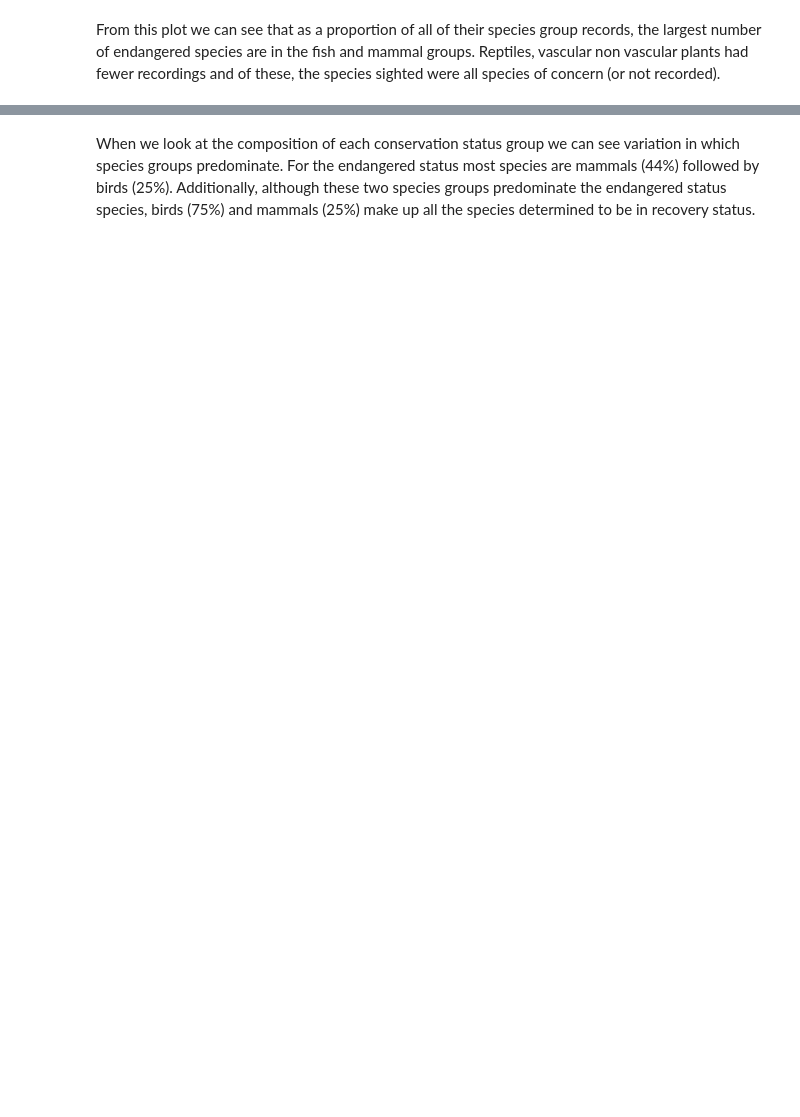
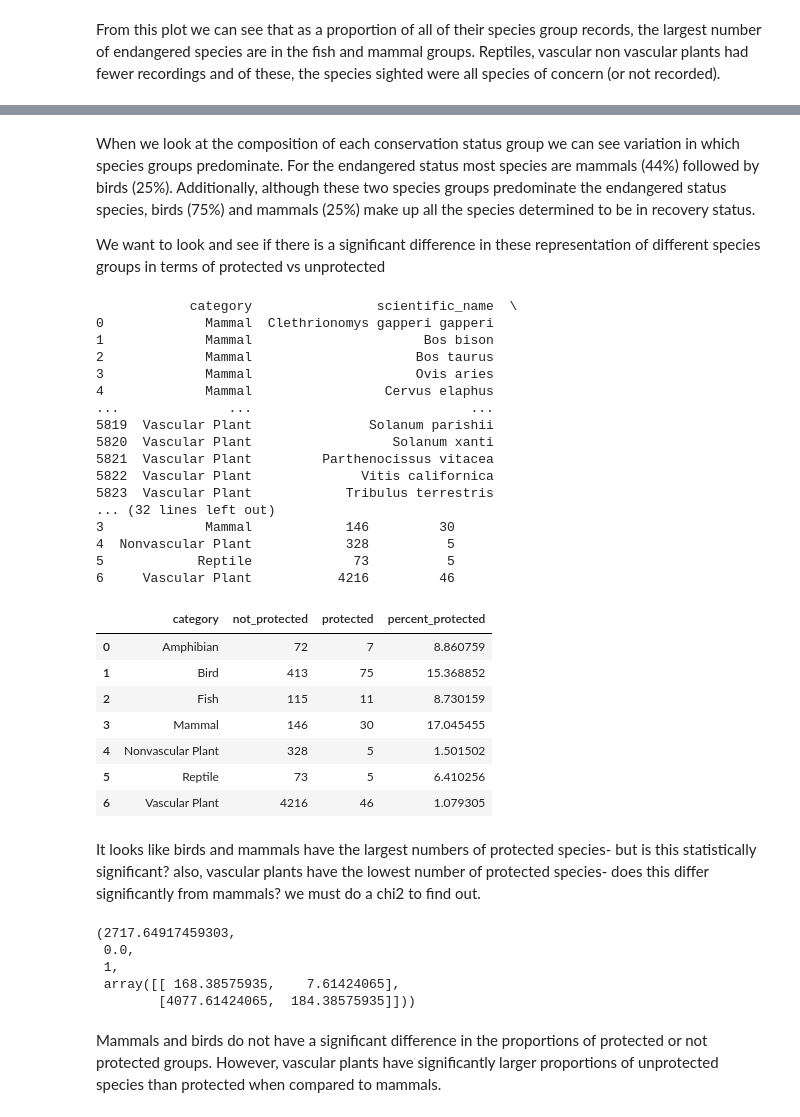
Before and after one commit to ctaylo-16/codecademy_data_science, a Jupyter notebook: biodiversity.ipynb, the cells around one changed output, grey strips where cells are left out. Cells and saved outputs as stored; diff of their text form; code cells hidden in the pictures; blank space fills up the shorter version.

```diff
--- a/biodiversity.ipynb
+++ b/biodiversity.ipynb
@@ -4,10 +4,11 @@ import numpy as np
 from matplotlib import pyplot as plt
 from scipy.stats import pearsonr
 import seaborn as sns
+from scipy.stats import chi2_contingency
 
 obs = pd.read_csv('observations.csv')
 species =pd.read_csv('species_info.csv')
-
+species2=species
 print(obs.head())
 print(species.head())
 # %% [output]
@@ -99,5 +194,74 @@ plt.legend(['Endangered','In Recovery','No Intervention','Species of Concern','T
 # %% [markdown]
 When we look at the composition of each conservation status group we can see variation in which species groups predominate. For the endangered status most species are mammals (44%) followed by birds (25%). Additionally, although these two species groups predominate the endangered status species, birds (75%) and mammals (25%) make up all the species determined to be in recovery status.
+
+We want to look and see if there is a significant difference in these representation of different species groups in terms of protected vs unprotected
+# %%
+#class as protected or not by everything that doesnt = no intervention is classed as protected
+species2['is_protected'] = species2.conservation_status != 'No Intervention'
+print(species2)
+category_counts = species2.groupby(['category', 'is_protected'])\
+                        .scientific_name.nunique()\
+                        .reset_index()\
+                        .pivot(columns='is_protected',
+                                      index='category',
+                                      values='scientific_name')\
+                        .reset_index()
+category_counts.columns = ['category', 'not_protected', 'protected']
+
+print(category_counts)
+
+category_counts['percent_protected'] = category_counts.protected / \
+                                      (category_counts.protected + category_counts.not_protected) * 100
+
+category_counts
+# %% [output]
+            category                scientific_name  \
+0             Mammal  Clethrionomys gapperi gapperi
+1             Mammal                      Bos bison
+2             Mammal                     Bos taurus
+3             Mammal                     Ovis aries
+4             Mammal                 Cervus elaphus
+...              ...                            ...
+5819  Vascular Plant               Solanum parishii
+5820  Vascular Plant                  Solanum xanti
+5821  Vascular Plant         Parthenocissus vitacea
+5822  Vascular Plant              Vitis californica
+5823  Vascular Plant            Tribulus terrestris
+... (32 lines left out)
+3             Mammal            146         30
+4  Nonvascular Plant            328          5
+5            Reptile             73          5
+6     Vascular Plant           4216         46
+|  | category | not_protected | protected | percent_protected |
+| 0 | Amphibian | 72 | 7 | 8.860759 |
+| 1 | Bird | 413 | 75 | 15.368852 |
+| 2 | Fish | 115 | 11 | 8.730159 |
+| 3 | Mammal | 146 | 30 | 17.045455 |
+| 4 | Nonvascular Plant | 328 | 5 | 1.501502 |
+| 5 | Reptile | 73 | 5 | 6.410256 |
+| 6 | Vascular Plant | 4216 | 46 | 1.079305 |
+# %% [markdown]
+It looks like birds and mammals have the largest numbers of protected species- but is this statistically significant? also, vascular plants have the lowest number of protected species- does this differ significantly from mammals? we must do a chi2 to find out.
+# %%
+
+contingency1 = [[30, 146],
+              [75, 413]]
+chi2_contingency(contingency1)
+
+#non sig birds vs mammals, p =0.69
+
+contingency1 = [[30, 146],
+              [4216, 46]]
+chi2_contingency(contingency1)
+#sig difference vasc plants vs mammals p<0.001
+# %% [output]
+(2717.64917459303,
+ 0.0,
+ 1,
+ array([[ 168.38575935,    7.61424065],
+        [4077.61424065,  184.38575935]]))
+# %% [markdown]
+Mammals and birds do not have a significant difference in the proportions of protected or not protected groups. However, vascular plants have significantly larger proportions of unprotected species than protected when compared to mammals.
 # %%
 
 print(obs.sort_values(by='observations',ascending=False))
```
Also changed, not shown: parts of 24 cells of this notebook.
